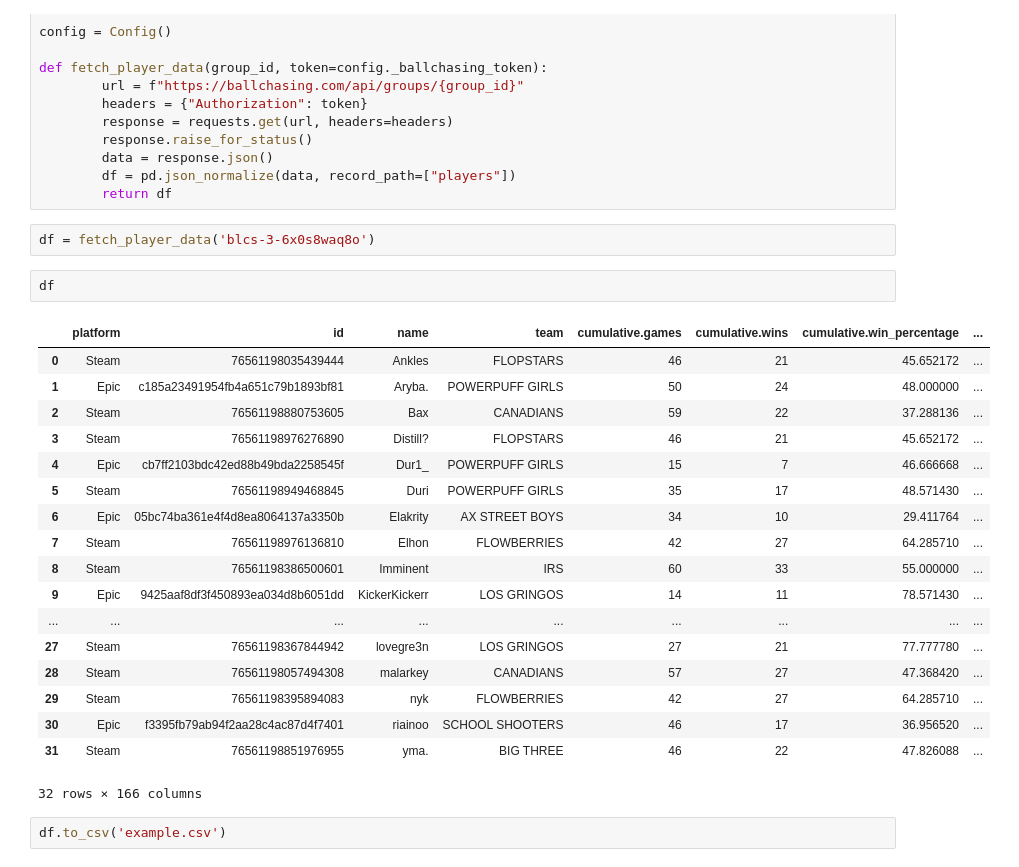
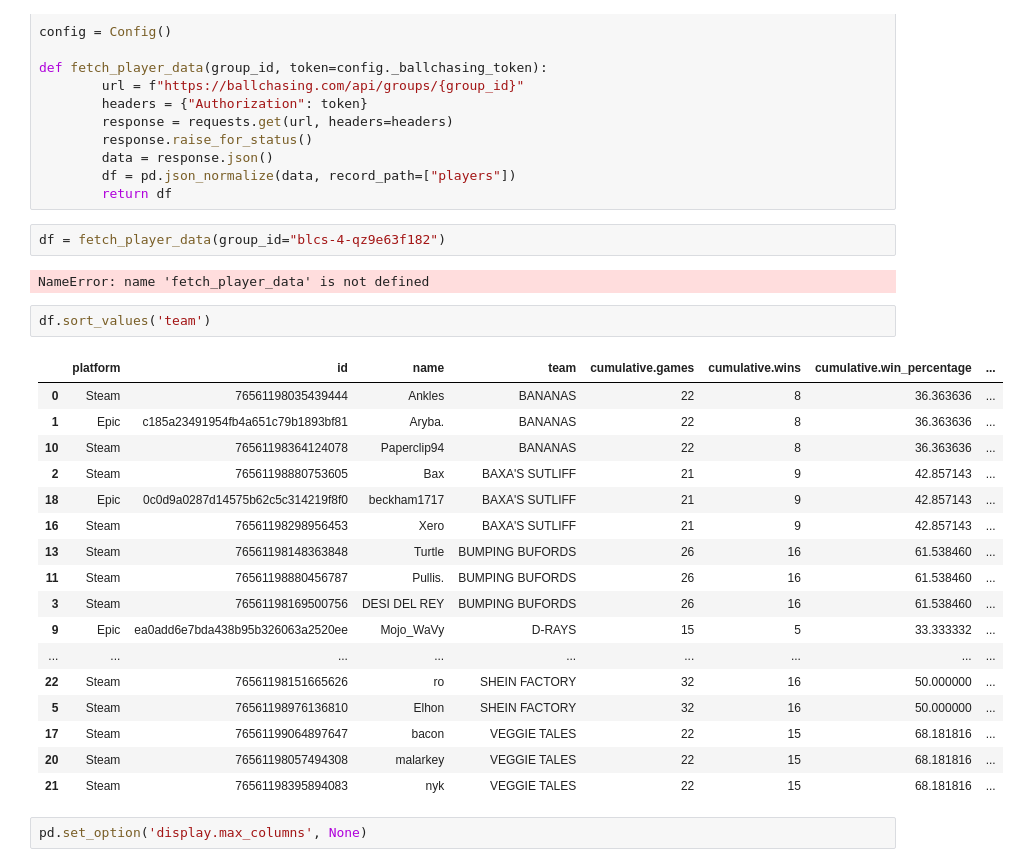
Before and after one commit to RJUNCC/buckystyle_league_championship_series, a Jupyter notebook: notebooks/ex.ipynb, the cells around one changed output. Saved outputs shown, nothing was run; the diff lists cells and outputs as text.

```diff
--- a/notebooks/ex.ipynb
+++ b/notebooks/ex.ipynb
@@ -20,27 +20,28 @@ def fetch_player_data(group_id, token=config._ballchasing_token):
         df = pd.json_normalize(data, record_path=["players"])
         return df
 # %%
-df = fetch_player_data('blcs-3-6x0s8waq8o')
+df = fetch_player_data(group_id="blcs-4-qz9e63f182")
+# %% [output]
+NameError: name 'fetch_player_data' is not defined
 # %%
-df
+df.sort_values('team')
 # %% [output]
 |  | platform | id | name | team | cumulative.games | cumulative.wins | cumulative.win_percentage | ... |
-| 0 | Steam | 76561198035439444 | Ankles | FLOPSTARS | 46 | 21 | 45.652172 | ... |
-| 1 | Epic | c185a23491954fb4a651c79b1893bf81 | Aryba. | POWERPUFF GIRLS | 50 | 24 | 48.000000 | ... |
-| 2 | Steam | 76561198880753605 | Bax | CANADIANS | 59 | 22 | 37.288136 | ... |
-| 3 | Steam | 76561198976276890 | Distill? | FLOPSTARS | 46 | 21 | 45.652172 | ... |
-| 4 | Epic | cb7ff2103bdc42ed88b49bda2258545f | Dur1_ | POWERPUFF GIRLS | 15 | 7 | 46.666668 | ... |
-| 5 | Steam | 76561198949468845 | Duri | POWERPUFF GIRLS | 35 | 17 | 48.571430 | ... |
-| 6 | Epic | 05bc74ba361e4f4d8ea8064137a3350b | Elakrity | AX STREET BOYS | 34 | 10 | 29.411764 | ... |
-| 7 | Steam | 76561198976136810 | Elhon | FLOWBERRIES | 42 | 27 | 64.285710 | ... |
-| 8 | Steam | 76561198386500601 | Imminent | IRS | 60 | 33 | 55.000000 | ... |
-| 9 | Epic | 9425aaf8df3f450893ea034d8b6051dd | KickerKickerr | LOS GRINGOS | 14 | 11 | 78.571430 | ... |
+| 0 | Steam | 76561198035439444 | Ankles | BANANAS | 22 | 8 | 36.363636 | ... |
+| 1 | Epic | c185a23491954fb4a651c79b1893bf81 | Aryba. | BANANAS | 22 | 8 | 36.363636 | ... |
+| 10 | Steam | 76561198364124078 | Paperclip94 | BANANAS | 22 | 8 | 36.363636 | ... |
+| 2 | Steam | 76561198880753605 | Bax | BAXA'S SUTLIFF | 21 | 9 | 42.857143 | ... |
+| 18 | Epic | 0c0d9a0287d14575b62c5c314219f8f0 | beckham1717 | BAXA'S SUTLIFF | 21 | 9 | 42.857143 | ... |
+| 16 | Steam | 76561198298956453 | Xero | BAXA'S SUTLIFF | 21 | 9 | 42.857143 | ... |
+| 13 | Steam | 76561198148363848 | Turtle | BUMPING BUFORDS | 26 | 16 | 61.538460 | ... |
+| 11 | Steam | 76561198880456787 | Pullis. | BUMPING BUFORDS | 26 | 16 | 61.538460 | ... |
+| 3 | Steam | 76561198169500756 | DESI DEL REY | BUMPING BUFORDS | 26 | 16 | 61.538460 | ... |
+| 9 | Epic | ea0add6e7bda438b95b326063a2520ee | Mojo_WaVy | D-RAYS | 15 | 5 | 33.333332 | ... |
 | ... | ... | ... | ... | ... | ... | ... | ... | ... |
-| 27 | Steam | 76561198367844942 | lovegre3n | LOS GRINGOS | 27 | 21 | 77.777780 | ... |
-| 28 | Steam | 76561198057494308 | malarkey | CANADIANS | 57 | 27 | 47.368420 | ... |
-| 29 | Steam | 76561198395894083 | nyk | FLOWBERRIES | 42 | 27 | 64.285710 | ... |
-| 30 | Epic | f3395fb79ab94f2aa28c4ac87d4f7401 | riainoo | SCHOOL SHOOTERS | 46 | 17 | 36.956520 | ... |
-| 31 | Steam | 76561198851976955 | yma. | BIG THREE | 46 | 22 | 47.826088 | ... |
+| 22 | Steam | 76561198151665626 | ro | SHEIN FACTORY | 32 | 16 | 50.000000 | ... |
+| 5 | Steam | 76561198976136810 | Elhon | SHEIN FACTORY | 32 | 16 | 50.000000 | ... |
+| 17 | Steam | 76561199064897647 | bacon | VEGGIE TALES | 22 | 15 | 68.181816 | ... |
+| 20 | Steam | 76561198057494308 | malarkey | VEGGIE TALES | 22 | 15 | 68.181816 | ... |
+| 21 | Steam | 76561198395894083 | nyk | VEGGIE TALES | 22 | 15 | 68.181816 | ... |
-32 rows × 166 columns
-# %%
-df.to_csv('example.csv')
+# %%
+pd.set_option('display.max_columns', None)
```
Also changed, not shown: parts of 4 cells of this notebook, 10 other files.
